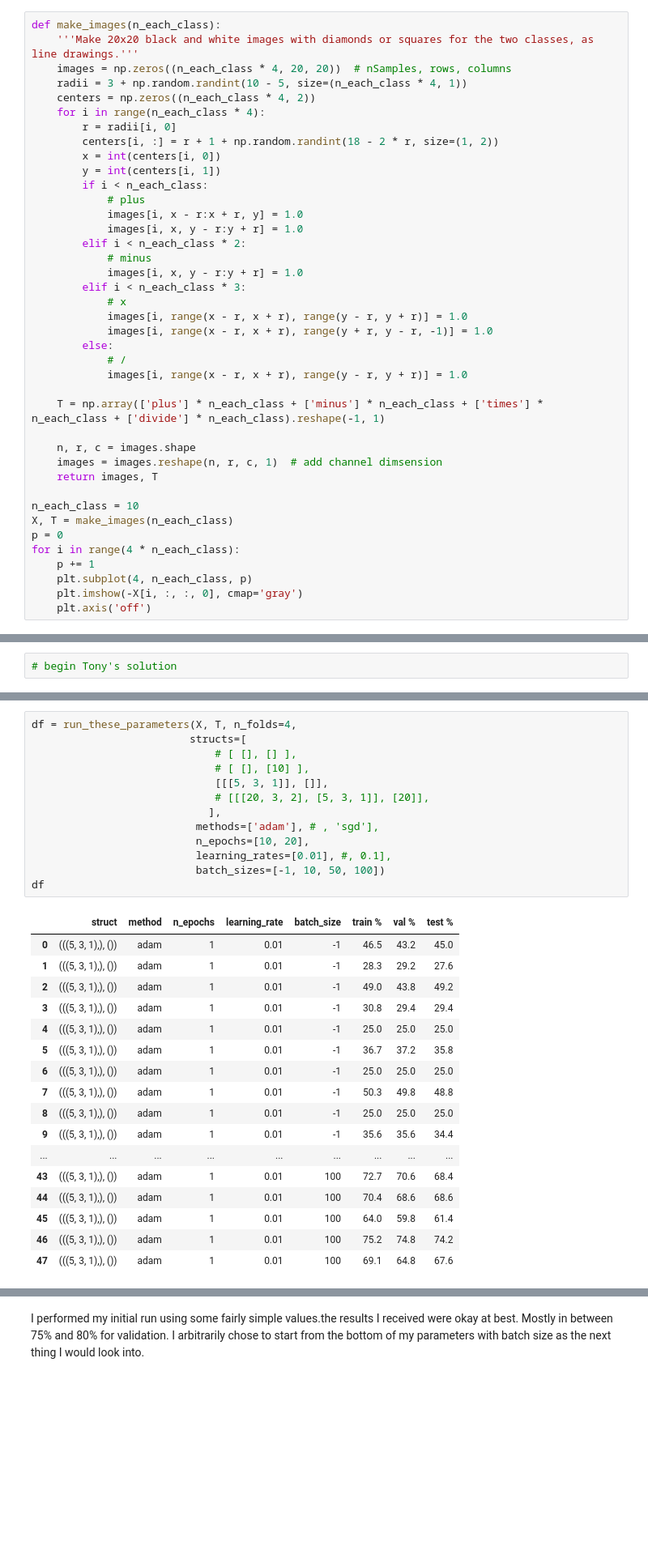
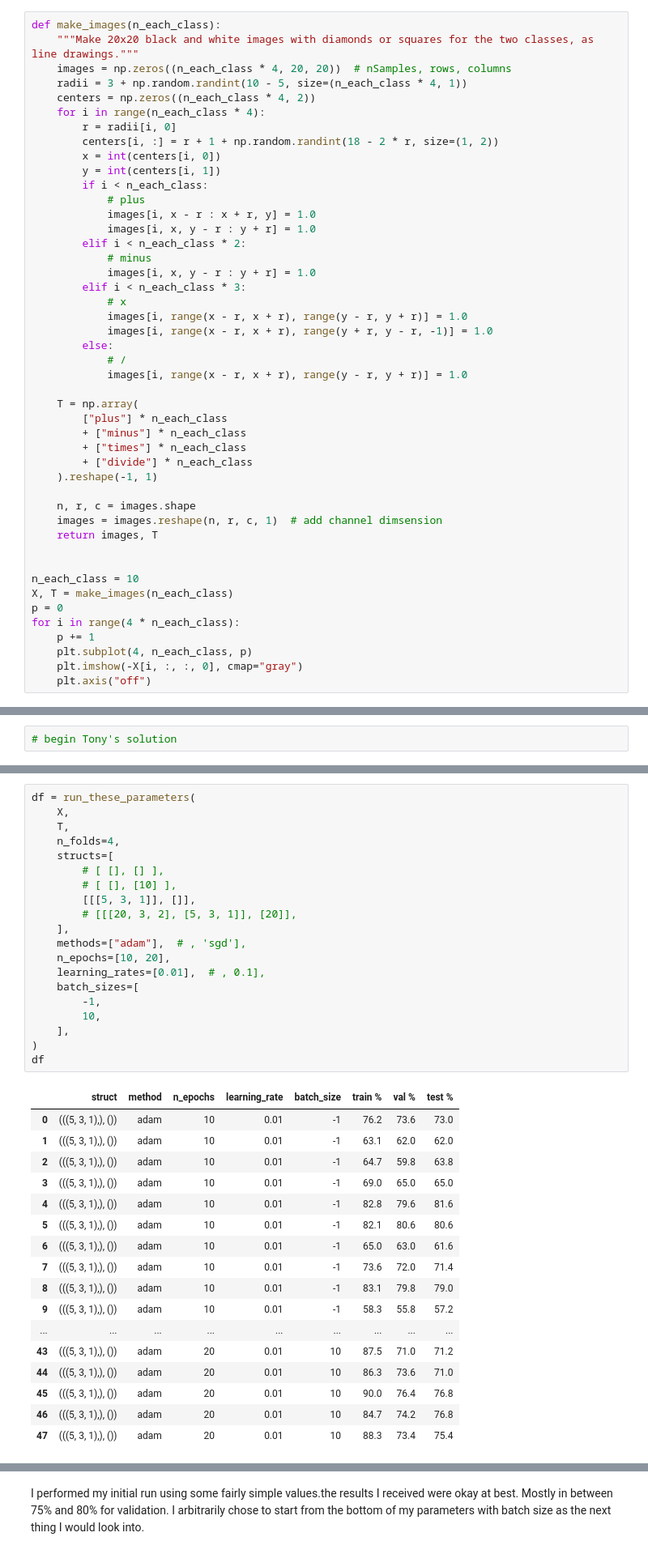
Before and after one commit to Randalthor95/CS_545, a Jupyter notebook: Assignments/Feudale-A4.ipynb, the cells around one changed output, grey strips where cells are left out. Shown at 81% size. Saved outputs shown, nothing was run; the diff lists cells and outputs as text; blank space fills up the shorter version.

```diff
--- a/Assignments/Feudale-A4.ipynb
+++ b/Assignments/Feudale-A4.ipynb
@@ -110,7 +131,7 @@ Define the two required functions in code cells above this cell.
 The following examples show examples of how they should run, as
 # %%
 def make_images(n_each_class):
-    '''Make 20x20 black and white images with diamonds or squares for the two classes, as line drawings.'''
+    """Make 20x20 black and white images with diamonds or squares for the two classes, as line drawings."""
     images = np.zeros((n_each_class * 4, 20, 20))  # nSamples, rows, columns
     radii = 3 + np.random.randint(10 - 5, size=(n_each_class * 4, 1))
     centers = np.zeros((n_each_class * 4, 2))
@@ -121,11 +142,11 @@ def make_images(n_each_class):
         y = int(centers[i, 1])
         if i < n_each_class:
             # plus
-            images[i, x - r:x + r, y] = 1.0
-            images[i, x, y - r:y + r] = 1.0
+            images[i, x - r : x + r, y] = 1.0
+            images[i, x, y - r : y + r] = 1.0
         elif i < n_each_class * 2:
             # minus
-            images[i, x, y - r:y + r] = 1.0
+            images[i, x, y - r : y + r] = 1.0
         elif i < n_each_class * 3:
             # x
             images[i, range(x - r, x + r), range(y - r, y + r)] = 1.0
@@ -134,11 +155,17 @@ def make_images(n_each_class):
             # /
             images[i, range(x - r, x + r), range(y - r, y + r)] = 1.0
 
-    T = np.array(['plus'] * n_each_class + ['minus'] * n_each_class + ['times'] * n_each_class + ['divide'] * n_each_class).reshape(-1, 1)
+    T = np.array(
+        ["plus"] * n_each_class
+        + ["minus"] * n_each_class
+        + ["times"] * n_each_class
+        + ["divide"] * n_each_class
+    ).reshape(-1, 1)
 
     n, r, c = images.shape
     images = images.reshape(n, r, c, 1)  # add channel dimsension
     return images, T
+
 
 n_each_class = 10
 X, T = make_images(n_each_class)
@@ -146,6 +173,6 @@ p = 0
 for i in range(4 * n_each_class):
     p += 1
     plt.subplot(4, n_each_class, p)
-    plt.imshow(-X[i, :, :, 0], cmap='gray')
-    plt.axis('off')
+    plt.imshow(-X[i, :, :, 0], cmap="gray")
+    plt.axis("off")
 # %% [output]
@@ -252,36 +319,43 @@ def run_these_parameters(X, T, n_folds,
                             df = df.append(result_series, ignore_index=True)
     return df
 # %%
-df = run_these_parameters(X, T, n_folds=4,
-                         structs=[
-                             # [ [], [] ],
-                             # [ [], [10] ],
-                             [[[5, 3, 1]], []],
-                             # [[[20, 3, 2], [5, 3, 1]], [20]],
-                            ],
-                          methods=['adam'], # , 'sgd'],
-                          n_epochs=[10, 20],
-                          learning_rates=[0.01], #, 0.1],
-                          batch_sizes=[-1, 10, 50, 100])
+df = run_these_parameters(
+    X,
+    T,
+    n_folds=4,
+    structs=[
+        # [ [], [] ],
+        # [ [], [10] ],
+        [[[5, 3, 1]], []],
+        # [[[20, 3, 2], [5, 3, 1]], [20]],
+    ],
+    methods=["adam"],  # , 'sgd'],
+    n_epochs=[10, 20],
+    learning_rates=[0.01],  # , 0.1],
+    batch_sizes=[
+        -1,
+        10,
+    ],
+)
 df
 # %% [output]
 |  | struct | method | n_epochs | learning_rate | batch_size | train % | val % | test % |
-| 0 | (((5, 3, 1),), ()) | adam | 1 | 0.01 | -1 | 46.5 | 43.2 | 45.0 |
-| 1 | (((5, 3, 1),), ()) | adam | 1 | 0.01 | -1 | 28.3 | 29.2 | 27.6 |
-| 2 | (((5, 3, 1),), ()) | adam | 1 | 0.01 | -1 | 49.0 | 43.8 | 49.2 |
-| 3 | (((5, 3, 1),), ()) | adam | 1 | 0.01 | -1 | 30.8 | 29.4 | 29.4 |
-| 4 | (((5, 3, 1),), ()) | adam | 1 | 0.01 | -1 | 25.0 | 25.0 | 25.0 |
-| 5 | (((5, 3, 1),), ()) | adam | 1 | 0.01 | -1 | 36.7 | 37.2 | 35.8 |
-| 6 | (((5, 3, 1),), ()) | adam | 1 | 0.01 | -1 | 25.0 | 25.0 | 25.0 |
-| 7 | (((5, 3, 1),), ()) | adam | 1 | 0.01 | -1 | 50.3 | 49.8 | 48.8 |
-| 8 | (((5, 3, 1),), ()) | adam | 1 | 0.01 | -1 | 25.0 | 25.0 | 25.0 |
-| 9 | (((5, 3, 1),), ()) | adam | 1 | 0.01 | -1 | 35.6 | 35.6 | 34.4 |
+| 0 | (((5, 3, 1),), ()) | adam | 10 | 0.01 | -1 | 76.2 | 73.6 | 73.0 |
+| 1 | (((5, 3, 1),), ()) | adam | 10 | 0.01 | -1 | 63.1 | 62.0 | 62.0 |
+| 2 | (((5, 3, 1),), ()) | adam | 10 | 0.01 | -1 | 64.7 | 59.8 | 63.8 |
+| 3 | (((5, 3, 1),), ()) | adam | 10 | 0.01 | -1 | 69.0 | 65.0 | 65.0 |
+| 4 | (((5, 3, 1),), ()) | adam | 10 | 0.01 | -1 | 82.8 | 79.6 | 81.6 |
+| 5 | (((5, 3, 1),), ()) | adam | 10 | 0.01 | -1 | 82.1 | 80.6 | 80.6 |
+| 6 | (((5, 3, 1),), ()) | adam | 10 | 0.01 | -1 | 65.0 | 63.0 | 61.6 |
+| 7 | (((5, 3, 1),), ()) | adam | 10 | 0.01 | -1 | 73.6 | 72.0 | 71.4 |
+| 8 | (((5, 3, 1),), ()) | adam | 10 | 0.01 | -1 | 83.1 | 79.8 | 79.0 |
+| 9 | (((5, 3, 1),), ()) | adam | 10 | 0.01 | -1 | 58.3 | 55.8 | 57.2 |
 | ... | ... | ... | ... | ... | ... | ... | ... | ... |
-| 43 | (((5, 3, 1),), ()) | adam | 1 | 0.01 | 100 | 72.7 | 70.6 | 68.4 |
-| 44 | (((5, 3, 1),), ()) | adam | 1 | 0.01 | 100 | 70.4 | 68.6 | 68.6 |
-| 45 | (((5, 3, 1),), ()) | adam | 1 | 0.01 | 100 | 64.0 | 59.8 | 61.4 |
-| 46 | (((5, 3, 1),), ()) | adam | 1 | 0.01 | 100 | 75.2 | 74.8 | 74.2 |
-| 47 | (((5, 3, 1),), ()) | adam | 1 | 0.01 | 100 | 69.1 | 64.8 | 67.6 |
+| 43 | (((5, 3, 1),), ()) | adam | 20 | 0.01 | 10 | 87.5 | 71.0 | 71.2 |
+| 44 | (((5, 3, 1),), ()) | adam | 20 | 0.01 | 10 | 86.3 | 73.6 | 71.0 |
+| 45 | (((5, 3, 1),), ()) | adam | 20 | 0.01 | 10 | 90.0 | 76.4 | 76.8 |
+| 46 | (((5, 3, 1),), ()) | adam | 20 | 0.01 | 10 | 84.7 | 74.2 | 76.8 |
+| 47 | (((5, 3, 1),), ()) | adam | 20 | 0.01 | 10 | 88.3 | 73.4 | 75.4 |
 # %% [markdown]
 # Experiments
 
```
Also changed, not shown: parts of 35 cells of this notebook, 1 other file.
